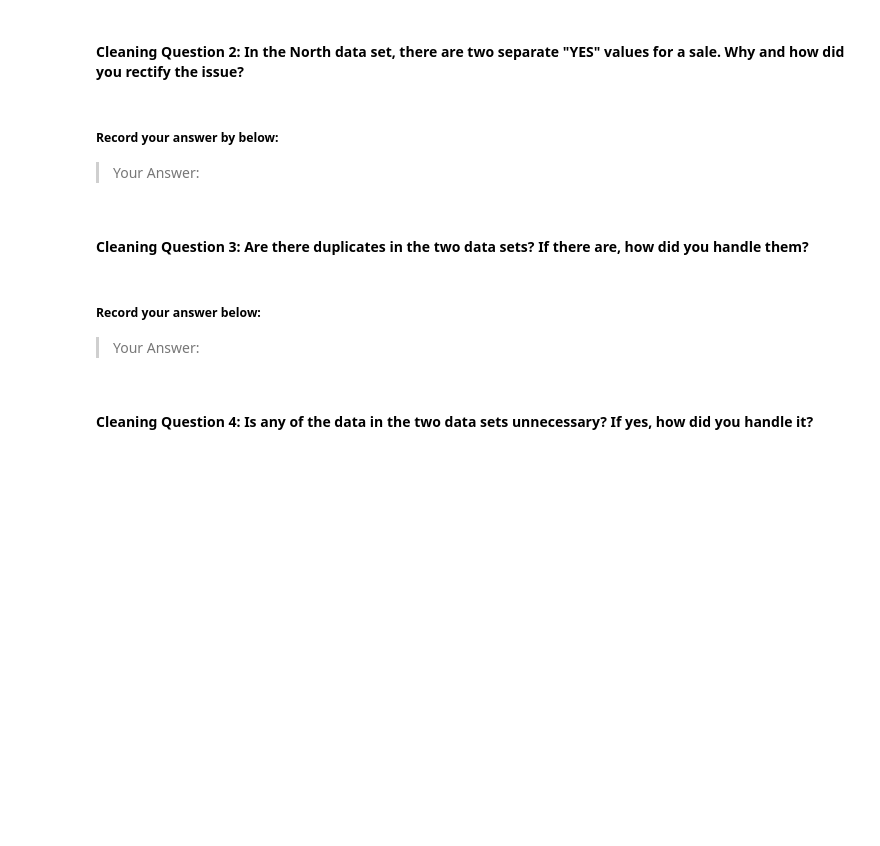
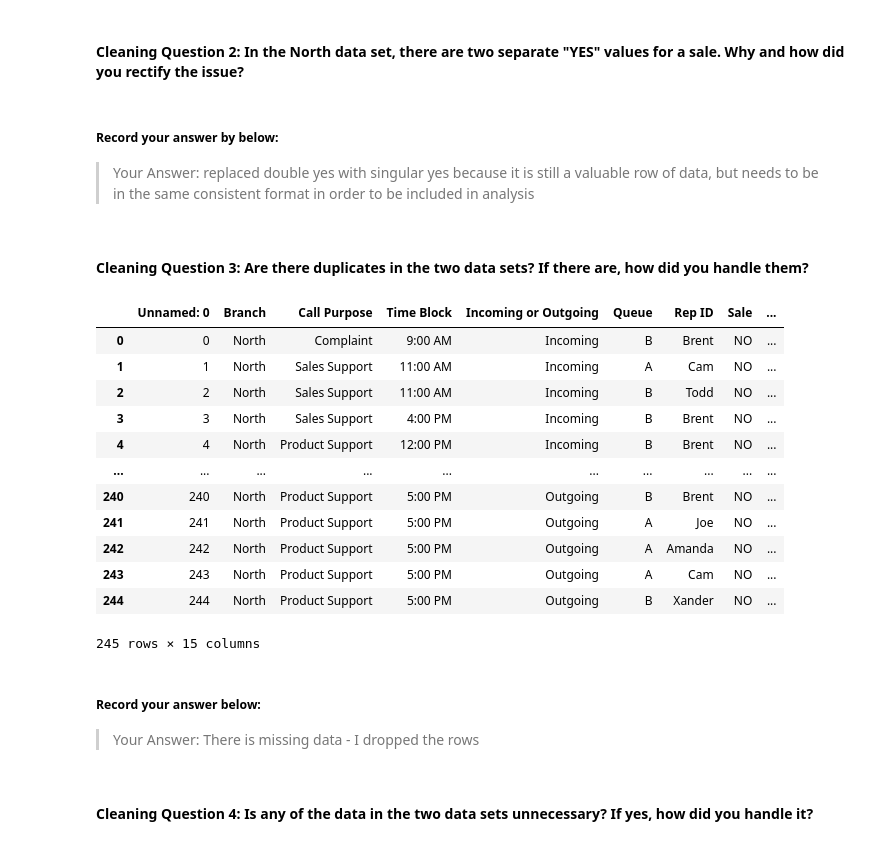
Before and after one commit to isaacevans010/call-center-cleanup-assignment, a Jupyter notebook: Call_Center_Cleanup.ipynb, the cells around one changed output. Saved outputs shown, nothing was run; the diff lists cells and outputs as text; code cells hidden in the pictures; blank space fills up the shorter version.

```diff
--- a/Call_Center_Cleanup.ipynb
+++ b/Call_Center_Cleanup.ipynb
@@ -181,13 +184,31 @@ full_data.isna()
 # %% [markdown]
 ##### Record your answer by below:
-> Your Answer:
+> Your Answer: replaced double yes with singular yes because it is still a valuable row of data, but needs to be in the same consistent format in order to be included in analysis
 # %% [markdown]
 #### Cleaning Question 3:  Are there duplicates in the two data sets? If there are, how did you handle them?
 # %%
 # Cleaning Question 3 solution below:
+south_df.isna()
+north_df.isna()
+south_df.drop_duplicates()
+north_df.drop_duplicates()
+# %% [output]
+|  | Unnamed: 0 | Branch | Call Purpose | Time Block | Incoming or Outgoing | Queue | Rep ID | Sale | ... |
+| 0 | 0 | North | Complaint | 9:00 AM | Incoming | B | Brent | NO | ... |
+| 1 | 1 | North | Sales Support | 11:00 AM | Incoming | A | Cam | NO | ... |
+| 2 | 2 | North | Sales Support | 11:00 AM | Incoming | B | Todd | NO | ... |
+| 3 | 3 | North | Sales Support | 4:00 PM | Incoming | B | Brent | NO | ... |
+| 4 | 4 | North | Product Support | 12:00 PM | Incoming | B | Brent | NO | ... |
+| ... | ... | ... | ... | ... | ... | ... | ... | ... | ... |
+| 240 | 240 | North | Product Support | 5:00 PM | Outgoing | B | Brent | NO | ... |
+| 241 | 241 | North | Product Support | 5:00 PM | Outgoing | A | Joe | NO | ... |
+| 242 | 242 | North | Product Support | 5:00 PM | Outgoing | A | Amanda | NO | ... |
+| 243 | 243 | North | Product Support | 5:00 PM | Outgoing | A | Cam | NO | ... |
+| 244 | 244 | North | Product Support | 5:00 PM | Outgoing | B | Xander | NO | ... |
+245 rows × 15 columns
 # %% [markdown]
 ##### Record your answer below:
-> Your Answer:
+> Your Answer: There is missing data - I dropped the rows
 # %% [markdown]
 #### Cleaning Question 4:  Is any of the data in the two data sets unnecessary? If yes, how did you handle it?
 # %%
```
Also changed, not shown: parts of 18 cells of this notebook.
